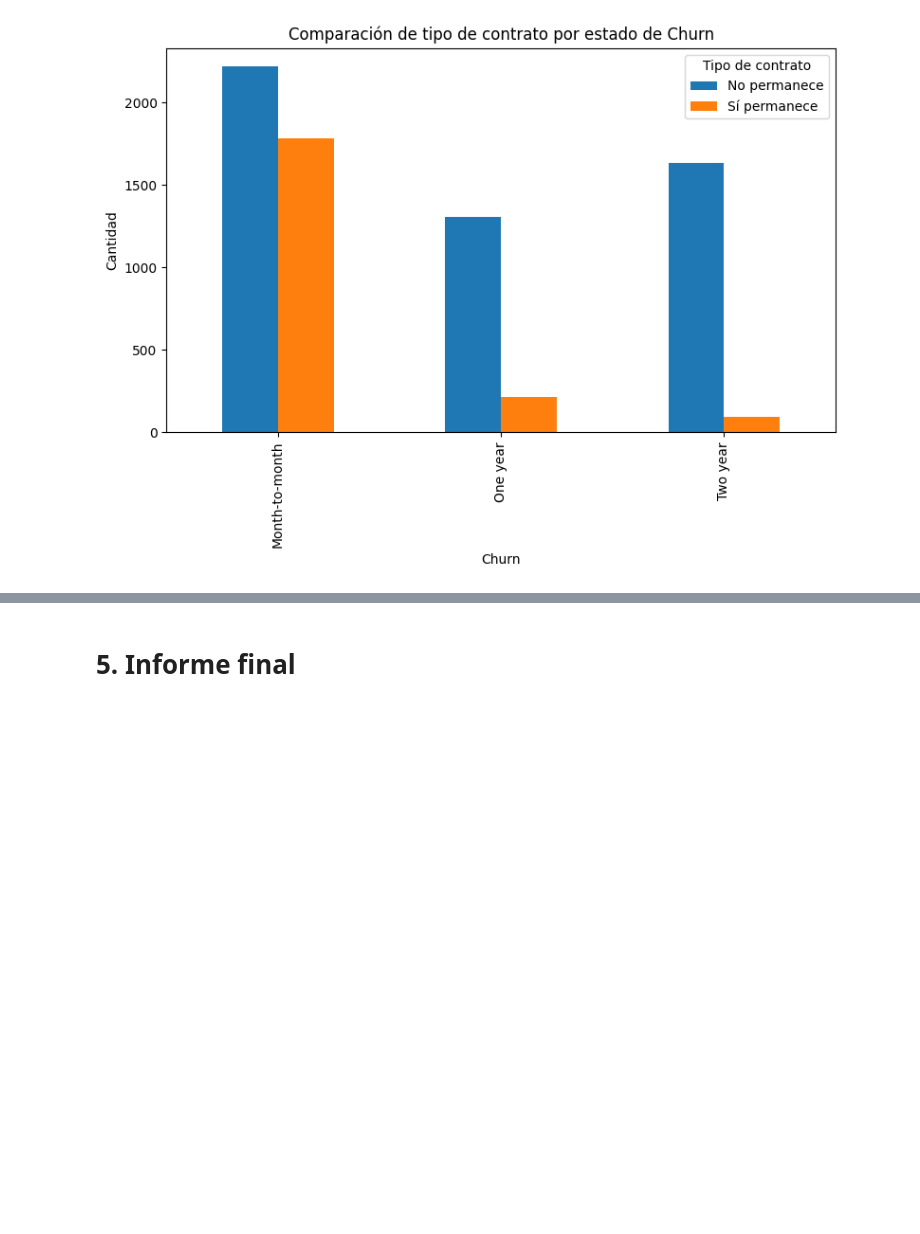
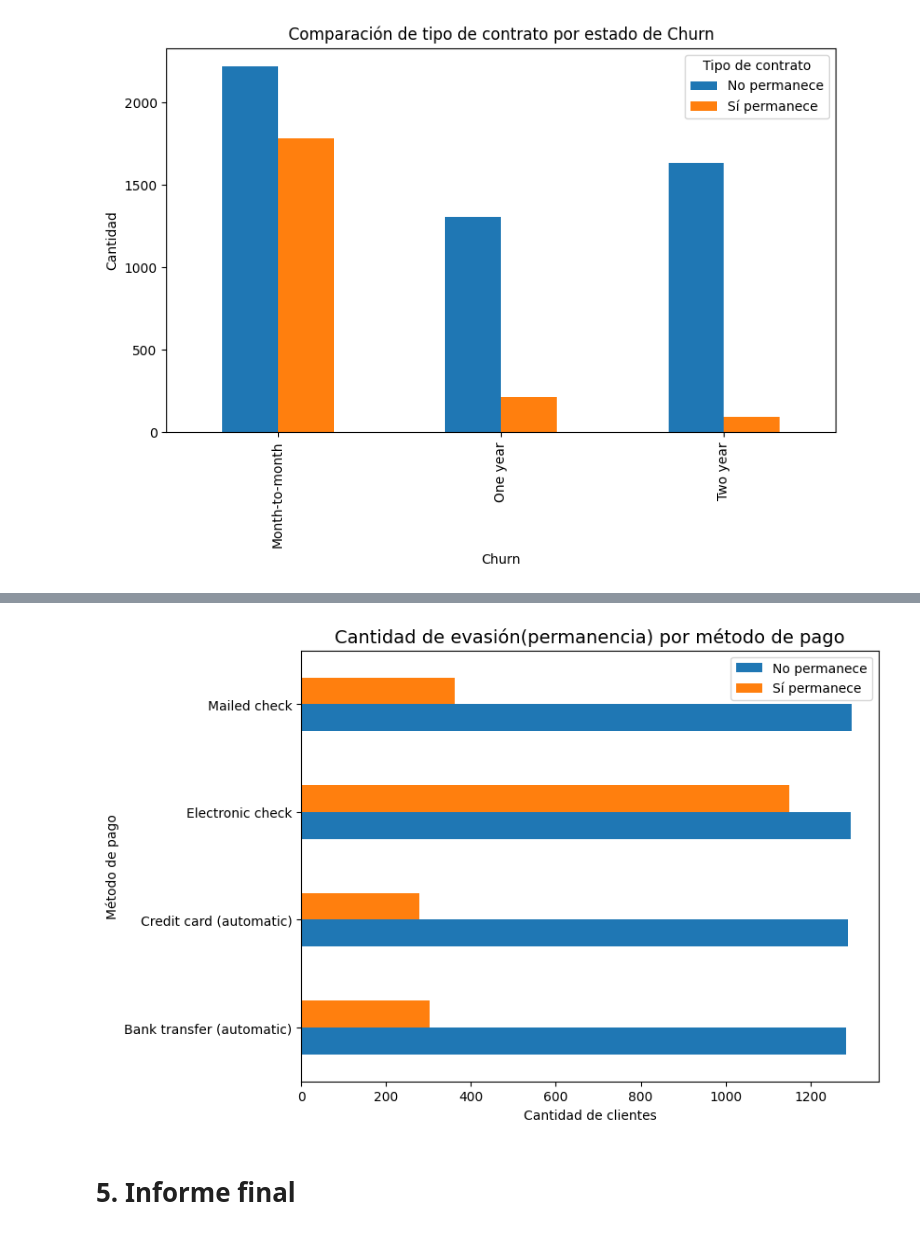
Before and after one commit to Karen-13C/Challenge_Proceso_ETL, a Jupyter notebook: Challenge_telecom.ipynb, the cells around one changed output, grey strips where cells are left out. Drawn from its saved outputs; the diff is of its cells as text; code cells hidden in the pictures; blank space fills up the shorter version.

Commit message:
Distribución de evasión por método de pago

```diff
--- a/Challenge_telecom.ipynb
+++ b/Challenge_telecom.ipynb
@@ -310,0 +313,3 @@ plt.show()
+# %%
+col_churn_payment = df_telecom.groupby('PaymentMethod')['Churn'].value_counts().unstack()
+col_churn_payment
@@ -311,2 +323,13 @@ plt.show()
+# %%
+col_churn_payment.plot(kind='barh', figsize=(8,6))
+
+plt.title('Cantidad de evasión(permanencia) por método de pago', fontsize=14)
+plt.ylabel('Método de pago')
+plt.xlabel('Cantidad de clientes')
+plt.legend(labels=('No permanece', 'Sí permanece'))
+
+plt.show()
+# %% [output]
+[figure, added]
 # %% [markdown]
 # 5. Informe final
```
Also changed, not shown: parts of 3 cells of this notebook.
